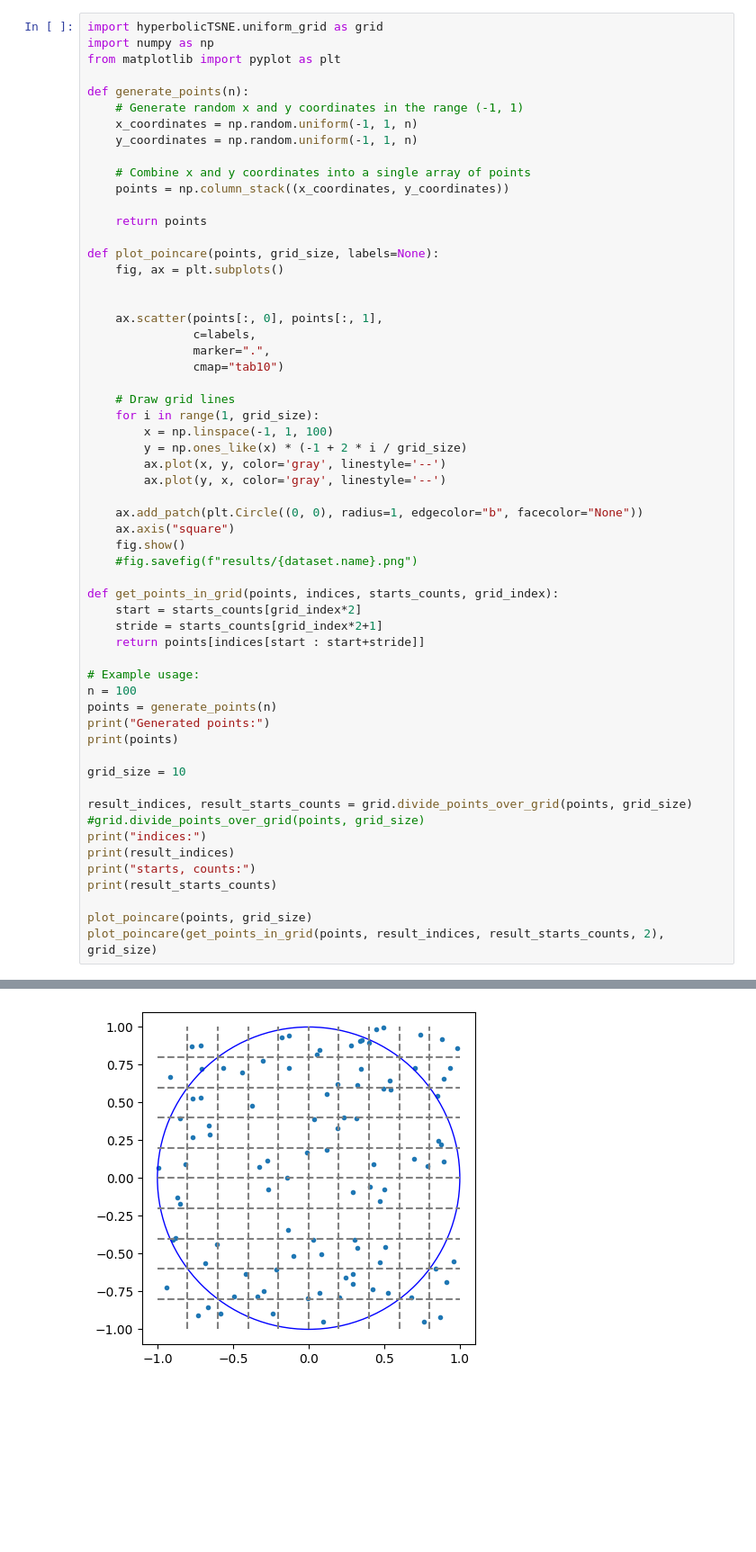
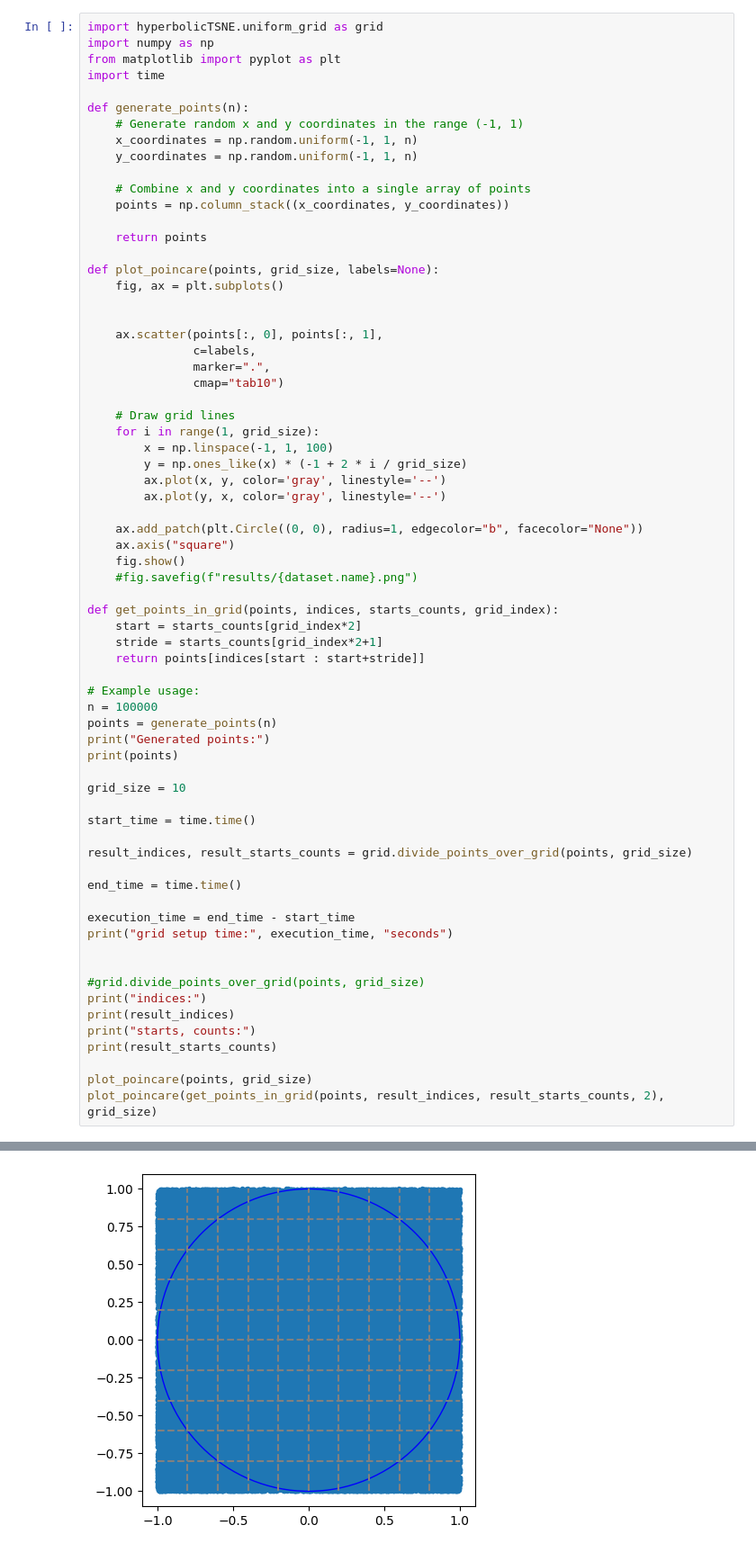
Before and after one commit to Milan7843/hyperbolic-tsne, a Jupyter notebook: uniform_grid_test.ipynb, the cells around one changed output, grey strips where cells are left out. Shown: that part at 90% size. Drawn from its saved outputs; the diff is of its cells as text; blank space fills up the shorter version.

Commit message:
Uniform grid generation

```diff
--- a/uniform_grid_test.ipynb
+++ b/uniform_grid_test.ipynb
@@ -2,6 +2,7 @@
 import hyperbolicTSNE.uniform_grid as grid
 import numpy as np
 from matplotlib import pyplot as plt
+import time
 
 def generate_points(n):
     # Generate random x and y coordinates in the range (-1, 1)
@@ -40,14 +41,23 @@ def get_points_in_grid(points, indices, starts_counts, grid_index):
     return points[indices[start : start+stride]]
 
 # Example usage:
-n = 100
+n = 100000
 points = generate_points(n)
 print("Generated points:")
 print(points)
 
 grid_size = 10
 
+start_time = time.time()
+
 result_indices, result_starts_counts = grid.divide_points_over_grid(points, grid_size)
+
+end_time = time.time()
+
+execution_time = end_time - start_time
+print("grid setup time:", execution_time, "seconds")
+
+
 #grid.divide_points_over_grid(points, grid_size)
 print("indices:")
 print(result_indices)
@@ -77 +87 @@ Generated points:
-[figure, old version]
+[figure, new version]
```
Also changed, not shown: parts of 1 cell of this notebook, 1 other file.
